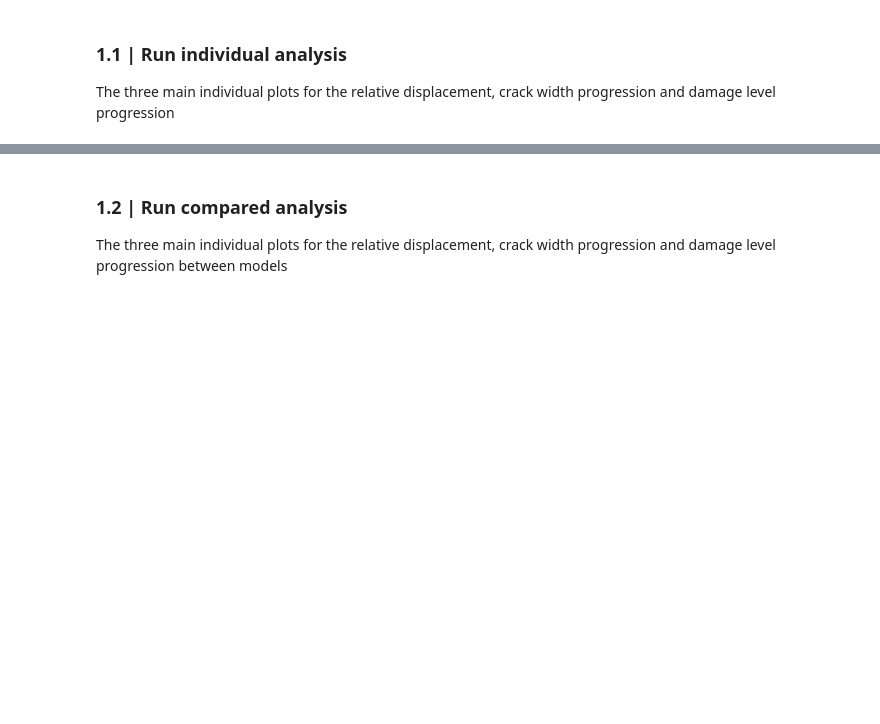
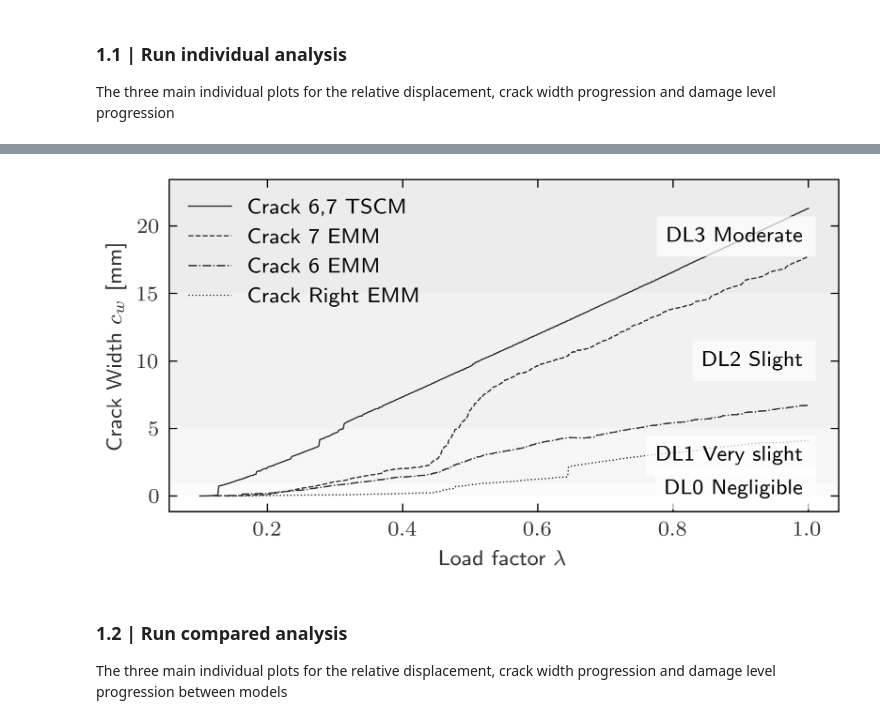
Before and after one commit to JavFuertes/BRICKS, a Jupyter notebook: bricks_fea.ipynb, the cells around one changed output, grey strips where cells are left out. Drawn from its saved outputs; the diff is of its cells as text; code cells hidden in the pictures; blank space fills up the shorter version.

```diff
--- a/bricks_fea.ipynb
+++ b/bricks_fea.ipynb
@@ -135,3 +277,53 @@ rr = analyse_models(dir,analysis_info_mesh, plot_settings_mesh, merge = merge_in
+# %%
+# ------------------------------- TSRCM ------------------------------ #
+combined_info_TSRCM = {
+    'Crack width': {
+        'EOI': [[34, 35, 71, 88, 146, 184, 248, 259, 276, 318, 335, 363, 364, 367, 420, 607, 609, 731, 736, 750, 794, 815, 850, 877, 887]]
+    },
+}
+
+combined_settings_TSRCM = {
+    'Crack width': {
+        'traces': ['Crack 6,7 TSCM'],
+        'labels': ['Load factor $\lambda$', 'Crack Width $c_w$ [mm]'],
+        'titles': 'Major crack Width development',
+        'scientific': True
+    },
+}
+
+data_TSCM = {}
+data_TSCM['name'] = 'TSCM-I'
+data_TSCM['analysis_info'] = combined_info_TSRCM
+data_TSCM['plot_settings'] = combined_settings_TSRCM
+data_TSCM['dir'] = r'C:\Users\javie\OneDrive - Delft University of Technology\Year 2\Q3 & Q4\CIEM0500 - MS Thesis Project\!content\Experimentation\Modelling\Models\Continuum\Standard\W2I - TS\2DW2I_-_TS_NLA.tb'
+
+# ------------------------------- EMM S ------------------------------ #
+combined_info_EMMS = {
+    'Crack width': {
+        'EOI': [[34, 35, 154, 248],
+                [65, 66, 145, 212, 219, 226, 227, 354],
+                [613, 646, 692, 699, 701, 703, 758, 876, 910, 920]]
+    },
+}
+
+combined_settings_EMMS = {
+    'Crack width': {
+        'traces': ['Crack 7 EMM','Crack 6 EMM','Crack Right EMM'],
+        'labels': ['Load factor $\lambda$', 'Crack Width $c_w$ [mm]'],
+        'titles': 'Major crack Width development',
+        'scientific': True
+    },
+}
+
+data_EMMO = {}
+data_EMMO['name'] = 'EMM-I'
+data_EMMO['analysis_info'] = combined_info_EMMS
+data_EMMO['plot_settings'] = combined_settings_EMMS
+data_EMMO['dir'] = r'C:\Users\javie\OneDrive - Delft University of Technology\Year 2\Q3 & Q4\CIEM0500 - MS Thesis Project\!content\Experimentation\Modelling\Models\EMM\W2I - EMS\2DWI_-_EMS_NLA.tb'
+plot_data_list = [data_TSCM, data_EMMO]
+cfigs = compare_models(plot_data_list)
+# %% [output]
+[figure, added]
 # %% [markdown]
 ### <strong> 1.2 | Run compared analysis</strong>
 
```
Also changed, not shown: parts of 20 cells of this notebook, 20 other files.
